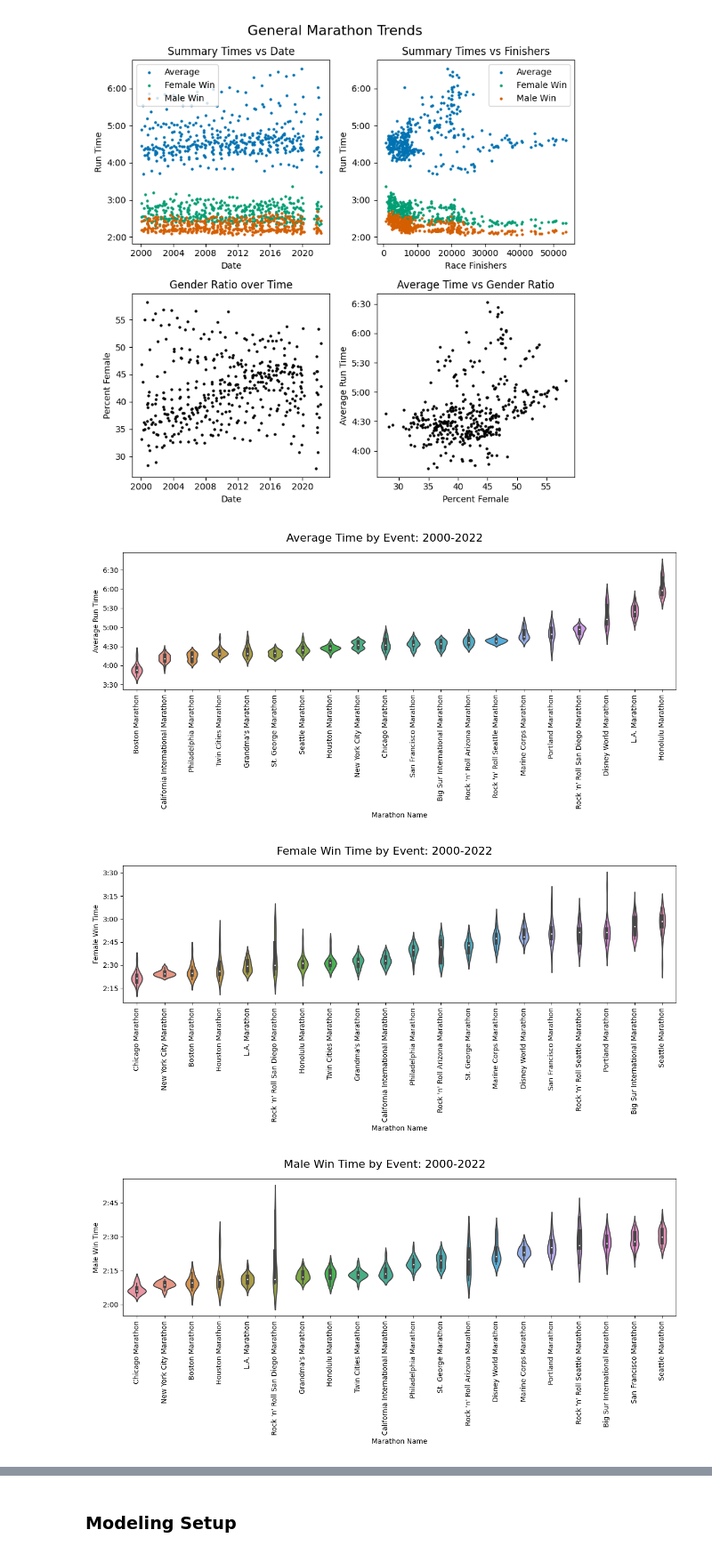
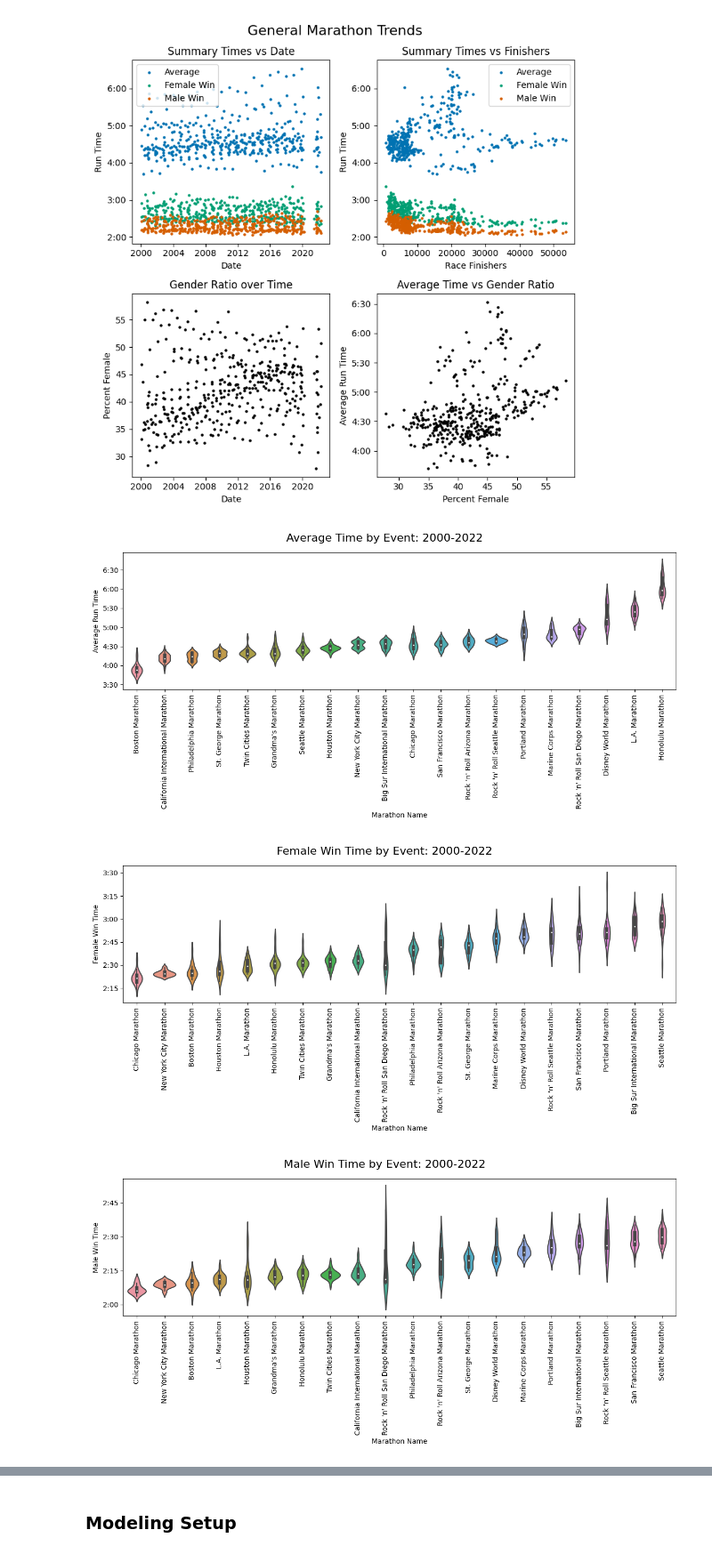
Before and after one commit to michael-p-k/MarathonPredictor, a Jupyter notebook: MarathonPredictor.ipynb, the cells around one changed output, grey strips where cells are left out. Shown at 89% size. Cells and saved outputs as stored; diff of their text form; code cells hidden in the pictures.

```diff
--- a/MarathonPredictor.ipynb
+++ b/MarathonPredictor.ipynb
@@ -130,7 +138,7 @@ event_rank[['Average Time','Median of Averages']] = event_rank[['Average Time','
 # %%
 # Comparison of Average Run Time by Event Name
 fig, ax1 = plt.subplots(1,1,figsize=(12,6))
-sns.violinplot(x='Median of Averages', y='Average Time', data=event_rank, ax=ax1);
+sns.violinplot(x='Mean of Averages', y='Average Time', data=event_rank, ax=ax1);
 
 labels = event_rank['Event Name'].unique()
 ax1.xaxis.set_ticks(range(len(labels)),labels,rotation=90)
@@ -142,5 +150,5 @@ ax1.set_xlabel('Marathon Name')
 fig.suptitle('Average Time by Event: 2000-2022', fontsize=16)
 fig.tight_layout()
 # %% [output]
-[figure, old version]
+[figure, new version]
 # %%
@@ -160,7 +168,7 @@ event_rank_female[['Female Win','Median of Female Wins']] = event_rank_female[['
 # %%
 # Comparison of Female Wins by Event Name
 fig, ax1 = plt.subplots(1,1,figsize=(12,6))
-sns.violinplot(x='Median of Female Wins', y='Female Win', data=event_rank_female, ax=ax1);
+sns.violinplot(x='Mean of Female Wins', y='Female Win', data=event_rank_female, ax=ax1);
 
 labels = event_rank_female['Event Name'].unique()
 ax1.xaxis.set_ticks(range(len(labels)),labels,rotation=90)
@@ -172,37 +180,37 @@ ax1.set_xlabel('Marathon Name')
 fig.suptitle('Female Win Time by Event: 2000-2022', fontsize=16)
 fig.tight_layout()
 # %% [output]
-[figure, old version]
+[figure, new version]
 # %%
-# Create a comparison of each Marathon based on median of the Male Win times from 2000-2022
+# Create a comparison of each Marathon based on mean of the Male Win times from 2000-2022
 event_rank_male = (full_df.groupby(by=['Event Name'])
-                     .agg({'Male Win':np.median})
+                     .agg({'Male Win':np.mean})
                      .sort_values('Male Win')
-                     .rename(columns={'Male Win':'Median of Male Wins'})
+                     .rename(columns={'Male Win':'Mean of Male Wins'})
                      .reset_index()
                     )
 event_rank_male = event_rank_male.merge(full_df[['Event Name','Male Win']], how='inner', on='Event Name')
 # print(event_rank_male.head())
 
 # Convert times to floats for plotting
-event_rank_male[['Male Win','Median of Male Wins']] = event_rank_male[['Male Win','Median of Male Wins']] / np.timedelta64(1, 's')
+event_rank_male[['Male Win','Mean of Male Wins']] = event_rank_male[['Male Win','Mean of Male Wins']] / np.timedelta64(1, 's')
 # print(event_rank_male.head())
 # %%
 # Comparison of Male Wins by Event Name
 fig, ax1 = plt.subplots(1,1,figsize=(12,6))
-sns.violinplot(x='Median of Male Wins', y='Male Win', data=event_rank_male, ax=ax1);
+sns.violinplot(x='Mean of Male Wins', y='Male Win', data=event_rank_male, ax=ax1);
 
 labels = event_rank_male['Event Name'].unique()
 ax1.xaxis.set_ticks(range(len(labels)),labels,rotation=90)
 # ax1.xaxis.set_tick_params(rotation=90)
 ax1.yaxis.set_major_locator(mticker.MultipleLocator(base=900))
 ax1.yaxis.set_major_formatter(formatter)
 ax1.set_ylabel('Male Win Time')
 ax1.set_xlabel('Marathon Name')
 fig.suptitle('Male Win Time by Event: 2000-2022', fontsize=16)
 fig.tight_layout()
 # %% [output]
-[figure, old version]
+[figure, new version]
 # %%
 # Plot weather data
 # 'TEMP', 'RELHUM',
```
Also changed, not shown: parts of 49 cells of this notebook.
